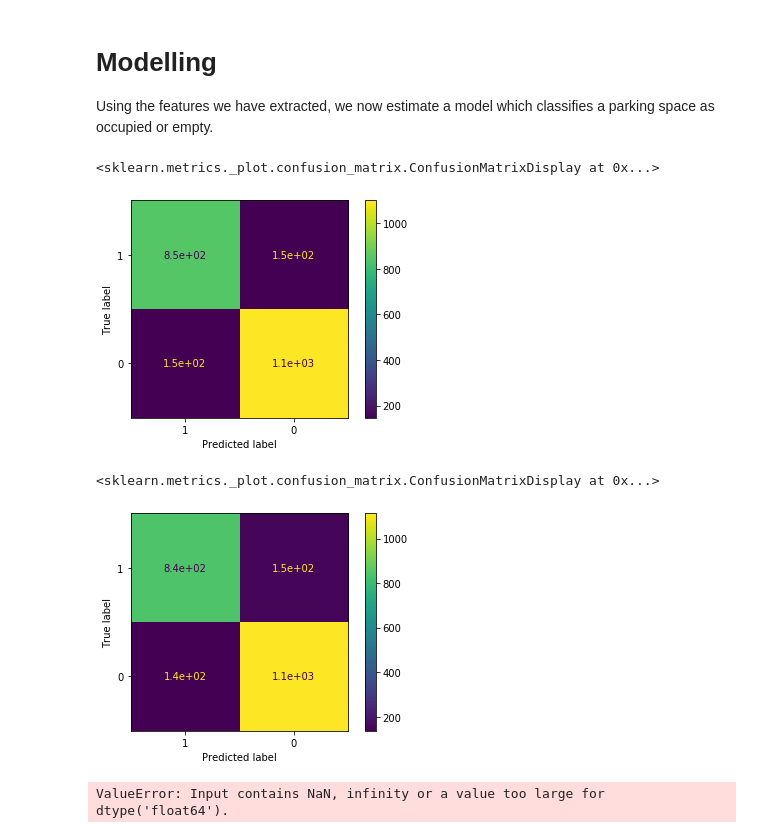
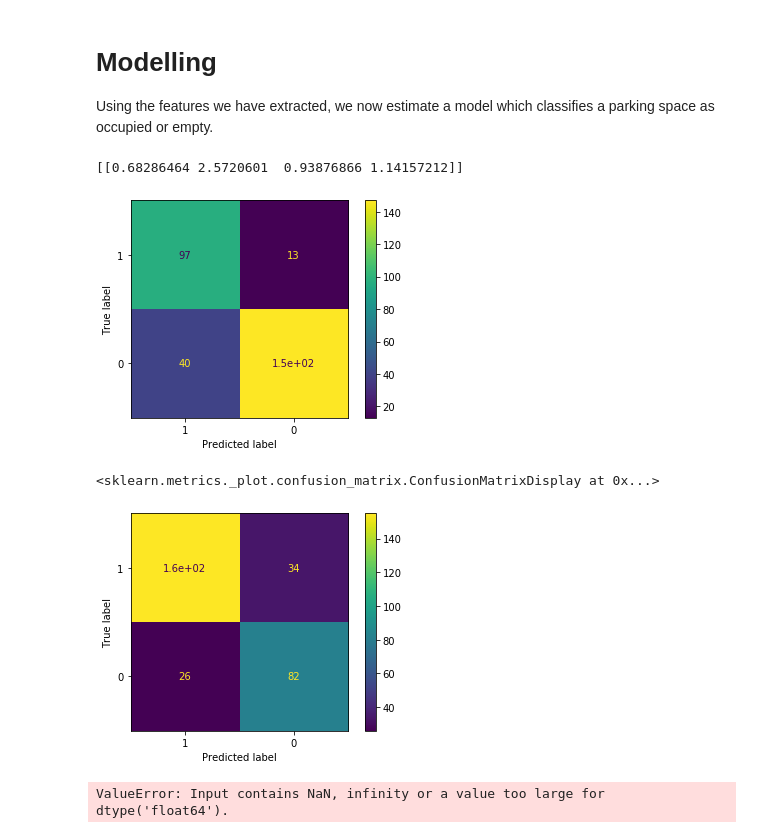
Before and after one commit to gdubbs100/parking, a Jupyter notebook: parking.ipynb, the cells around one changed output. Saved outputs shown, nothing was run; the diff lists cells and outputs as text; code cells hidden in the pictures.

```diff
--- a/parking.ipynb
+++ b/parking.ipynb
@@ -169 +166,14 @@ array(['1P MTR M-F 7:30-18:30', '4P MTR M-F 7:30-18:30',
+# %%
+all_park_df = df.join(park_r, how = 'inner')
+all_park_df['restrictions'] = 0
+
+for park in park_r.index.values:
+
+    times = get_time_bracket(park_r.loc[park, 'Description1'])
+
+    mask = (all_park_df.index.get_level_values(0).time >= datetime.time(datetime.strptime(times[0], '%H:%M'))) & \
+        (all_park_df.index.get_level_values(0).time <= datetime.time(datetime.strptime(times[1], '%H:%M'))) & \
+            (all_park_df.index.get_level_values(1) == park)
+
+    all_park_df.loc[mask, 'restrictions'] = all_park_df.loc[mask, 'TypeDesc1'].apply(lambda x: extract_hrs(x)).to_numpy()
 # %%
@@ -178,15 +182,0 @@ array(['1P Meter', '4P Meter', '2P Ticket A', '1/2P', '1/2P Meter',
-# %%
-import re
-# pattern = r'\dP'
-# [re.match(pattern, desc) for desc in all_park_df.TypeDesc1.unique()]
-
-def extract_hrs(string):
-    pattern = r'\dP'
-    res = re.match(pattern, string)
-    if res:
-        return res.group()
-    else:
-        return '0'
-
-all_park_df.loc[:, 'hours'] = all_park_df.TypeDesc1.apply(lambda x: extract_hrs(x))
-all_park_df
@@ -301,8 +185,8 @@ from sklearn.preprocessing import OneHotEncoder
 
 OHE = OneHotEncoder()
 # set up modelling data
-estimation_data = all_park_df[['status', 'hours']].copy(deep = True)
-dummies = pd.get_dummies(estimation_data.hours, drop_first = True)
+estimation_data = all_park_df[['status', 'restrictions']].copy(deep = True)
+dummies = pd.get_dummies(estimation_data.restrictions, drop_first = True)
 estimation_data = estimation_data[['status']].astype(int)
 estimation_data = pd.merge(estimation_data, dummies, left_index = True, right_index = True)
 estimation_data.sort_index(inplace = True)
@@ -311,6 +195,12 @@ estimation_data.sort_index(inplace = True)
 estimation_data['time_hour'] = estimation_data.index.get_level_values(0).hour
 time_dummies = pd.get_dummies(estimation_data.time_hour, drop_first = True)
 estimation_data = pd.merge(estimation_data, time_dummies, left_index = True, right_index = True)
+estimation_data.sort_index(inplace = True)
+
+# include day variable
+estimation_data['time_day'] = estimation_data.index.get_level_values(0).day_name()
+day_dummies = pd.get_dummies(estimation_data.time_day, drop_first = True)
+estimation_data = pd.merge(estimation_data, day_dummies, left_index = True, right_index = True)
 estimation_data.sort_index(inplace = True)
 
 # extract test and train data
@@ -337,7 +227,7 @@ test = estimation_data.loc[(split + timedelta(minutes = 10)):] # retain datetime
 train = estimation_data.loc[:split]
 
 # 'lag1','lag2', 'lag3',
-features = ['lag24','lag1','lag2', 'lag3','1P', '2P', '3P', '4P'] + [i for i in range(1, 24)]
+features = ['lag24','lag1','lag2', 'lag3']#, 'Monday', 'Tuesday', 'Wednesday','Saturday', 'Sunday', '1P', '2P', '4P'] + [i for i in range(1, 24)]
 
 X_test = test[features]
 Y_test = test['status']
@@ -397,19 +303,20 @@ LR.fit(X_train, Y_train)
 pred = LR.predict(X_test)
 cm = confusion_matrix(Y_test, pred)
 ConfusionMatrixDisplay(cm, display_labels = [1,0]).plot()
+print(LR.coef_)
 # %% [output]
-<sklearn.metrics._plot.confusion_matrix.ConfusionMatrixDisplay at 0x...>
+[[0.68286464 2.5720601  0.93876866 1.14157212]]
-[figure, old version]
+[figure, new version]
 # %%
 from sklearn.ensemble import RandomForestClassifier
 
-rf = RandomForestClassifier(n_estimators = 500, ccp_alpha = 0.1)
+rf = RandomForestClassifier(n_estimators = 100)
 rf.fit(X_train, Y_train)
 
 pred = rf.predict(X_test)
 cm = confusion_matrix(Y_test, pred)
 ConfusionMatrixDisplay(cm, display_labels = [1,0]).plot()
 # %% [output]
 <sklearn.metrics._plot.confusion_matrix.ConfusionMatrixDisplay at 0x...>
-[figure, old version]
+[figure, new version]
 # %%
```
Also changed, not shown: parts of 27 cells of this notebook, 1 other file.
